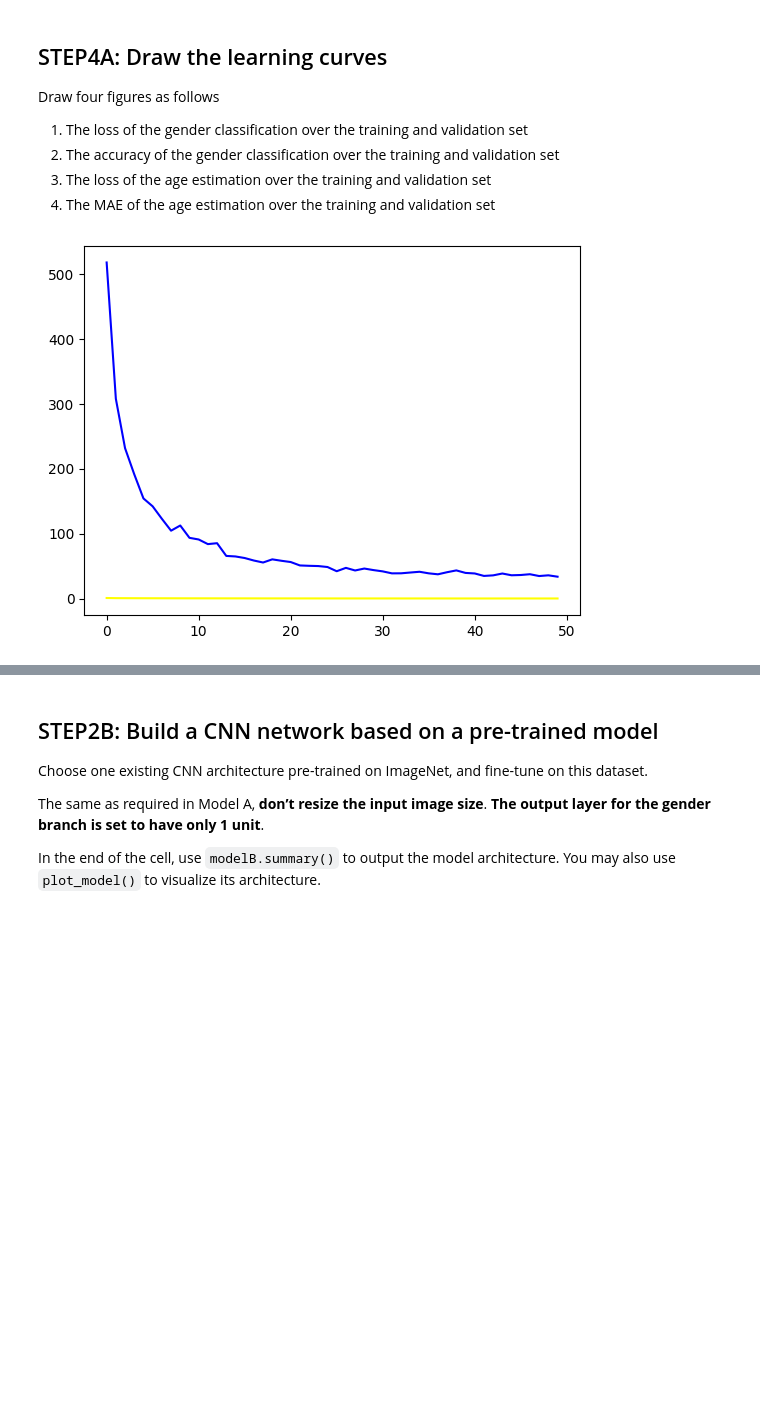
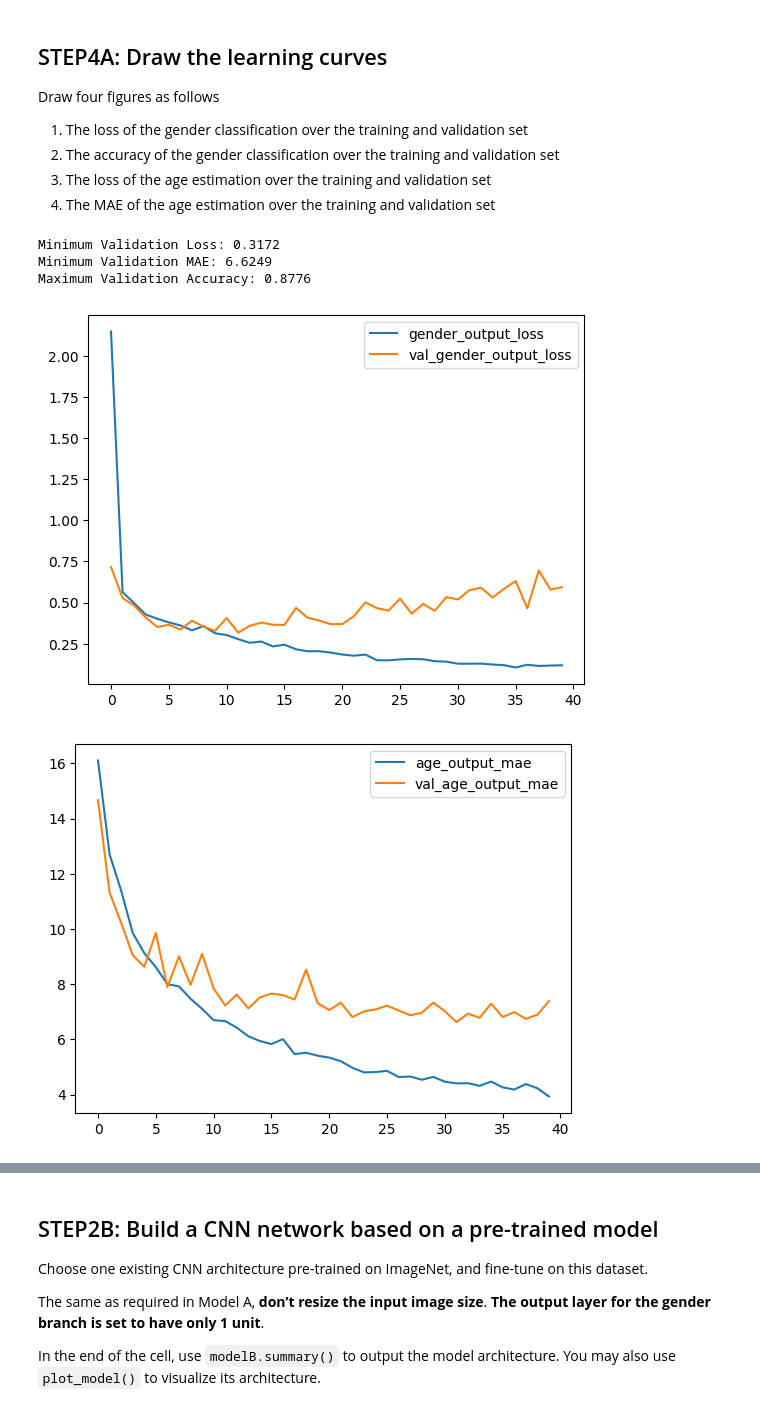
Before and after one commit to rwitobaansheikh/ML2_Coursework, a Jupyter notebook: age_gender_submit.ipynb, the cells around one changed output, grey strips where cells are left out. Cells and saved outputs as stored; diff of their text form; code cells hidden in the pictures; blank space fills up the shorter version.

```diff
--- a/age_gender_submit.ipynb
+++ b/age_gender_submit.ipynb
@@ -115,19 +115,19 @@ You may do any arrangement for the dataset to suit your later process, such as s
 #
 # Add your code here
 #
-train, test= train_test_split(df, train_size=0.75, random_state=42)
+train, test= train_test_split(df, train_size=0.85, random_state=42)
 train.head()
 
 x_train = []
 for file in train.image:
-    img = load_img("/mnt/c/Users/Rwitobaan/Desktop/code/ML/train_val-20240224T201813Z-001/train_val/"+file, color_mode="grayscale")
+    img = load_img("/mnt/c/Users/Rwitobaan/Desktop/code/ML/train_val-20240224T201813Z-001/train_val/"+file, color_mode="rgb")
     img = img.resize((128,128), Image.Resampling.LANCZOS)
     img = np.array(img)
     x_train.append(img)
 
 x_train = np.array(x_train)
 
-x_train = x_train.reshape(len(x_train), 128,128,1)
+x_train = x_train.reshape(len(x_train), 128,128,3)
 
 x_train.shape
 # %% [output]
@@ -147,7 +147,7 @@ Now you need do some pre-processing before feeding data into a CNN network. You
 x_train = x_train/255
 y_gender = np.array(train.gender)
 y_age = np.array(train.age)
-input_size = (128,128,1)
+input_size = (128,128,3)
 # %% [markdown]
 ## STEP2A: Build your own CNN network
 Define your own CNN for classifying the gender and predicting the age. Though there are two tasks, you need **only one CNN model, but with two outputs** - you may search online for solution.
@@ -163,18 +163,22 @@ In the end of the cell, use `modelA.summary()` to output the model architecture.
 #
 # Add your code here
 #
-
+early_stopping=EarlyStopping(
+    min_delta=0.001,
+    patience=100,
+    restore_best_weights=True,
+)
 inputs = Input((input_size))
 X = Conv2D(64, (3, 3), activation='relu', kernel_initializer = glorot_uniform(seed=0))(inputs)
-X = BatchNormalization(axis = -1)(X)
+X = BatchNormalization(axis = 3)(X)
 X = MaxPooling2D((2, 2))(X)
 
 # X = Conv2D(32, (3, 3), activation='relu')(X)
-# #X = BatchNormalization(axis = -1)(X)
+# X = BatchNormalization(axis = -1)(X)
 # X = MaxPooling2D((2, 2), strides=(2, 2))(X)
 
 # X = Conv2D(64, (3, 3), activation='relu')(X)
-# #X = BatchNormalization(axis = -1)(X)
+# X = BatchNormalization(axis = -1)(X)
 # X = MaxPooling2D((2, 2))(X)
 
 X = Conv2D(128, (3, 3), activation='relu')(X)
@@ -186,7 +190,7 @@ X = Conv2D(256, (3, 3), activation='relu')(X)
 X = MaxPooling2D((2, 2))(X)
 
 X = Conv2D(512, (3, 3), activation='relu')(X)
-# X = BatchNormalization(axis = -1)(X)
+#X = BatchNormalization(axis = -1)(X)
 X = MaxPooling2D((2, 2))(X)
 
 X = Flatten()(X)
@@ -239,6 +243,6 @@ Save your model by `modelA.save(your_model_folder+"age_gender_A.h5")` after trai
 #loss=['gender_output':'binary_crossentropy','age_output':'mse'], optimizer='adam', metrics=['gender_output':'accuracy','age_output':'mae']#
 modelA.compile(loss={'gender_output':'binary_crossentropy','age_output':'mse'}, optimizer='adam', metrics={'gender_output':'accuracy','age_output':'mae'})
 modelA.summary()
-model_history = modelA.fit(x=x_train, y=[y_gender, y_age], batch_size = 10, epochs=50, validation_split= 0.1)
-modelA.save("/mnt/c/Users/Rwitobaan/Desktop/code/ML/age_gender_A.h5")
+model_history = modelA.fit(x=x_train, y=[y_gender, y_age], batch_size = 8, epochs=40, validation_split= 0.2) #callbacks=[early_stopping]
+modelA.save("/mnt/c/Users/Rwitobaan/Desktop/code/ML/"+"age_gender_A.h5")
 # %% [output]
@@ -269,12 +273,23 @@ Draw four figures as follows
 # %%
 #
 # Add your code here
 #
-plt.plot(model_history.history['gender_output_loss'],model_history.history['val_gender_output_loss'],color='yellow')
-plt.plot(model_history.history['gender_'],color='red')
-plt.plot(model_history.history['age_output_loss'],color='blue')
+model_history_df = pd.DataFrame(model_history.history)
+model_history_df.loc[:, ['gender_output_loss', 'val_gender_output_loss']].plot()
+print("Minimum Validation Loss: {:0.4f}".format(model_history_df['val_gender_output_loss'].min()))
+model_history_df.loc[:, ['age_output_mae', 'val_age_output_mae']].plot()
+print("Minimum Validation MAE: {:0.4f}".format(model_history_df['val_age_output_mae'].min()))
+model_history_df.loc[:, ['gender_output_accuracy', 'val_gender_output_accuracy']].plot()
+print("Maximum Validation Accuracy: {:0.4f}".format(model_history_df['val_gender_output_accuracy'].max()))
+#plt.plot(model_history.history['gender_output_loss'],model_history.history['val_gender_output_loss'],color='yellow')
+#plt.plot(model_history.history['gender_'],color='red')
+#plt.plot(model_history.history['age_output_loss'],color='blue')
 #plt.ylim(-1,1)
 
 plt.show()
 # %% [output]
+Minimum Validation Loss: 0.3172
+Minimum Validation MAE: 6.6249
+Maximum Validation Accuracy: 0.8776
-[figure, old version]
+[figure, new version]
+[figure, added]
```
Also changed, not shown: parts of 5 cells of this notebook, 1 other file.
